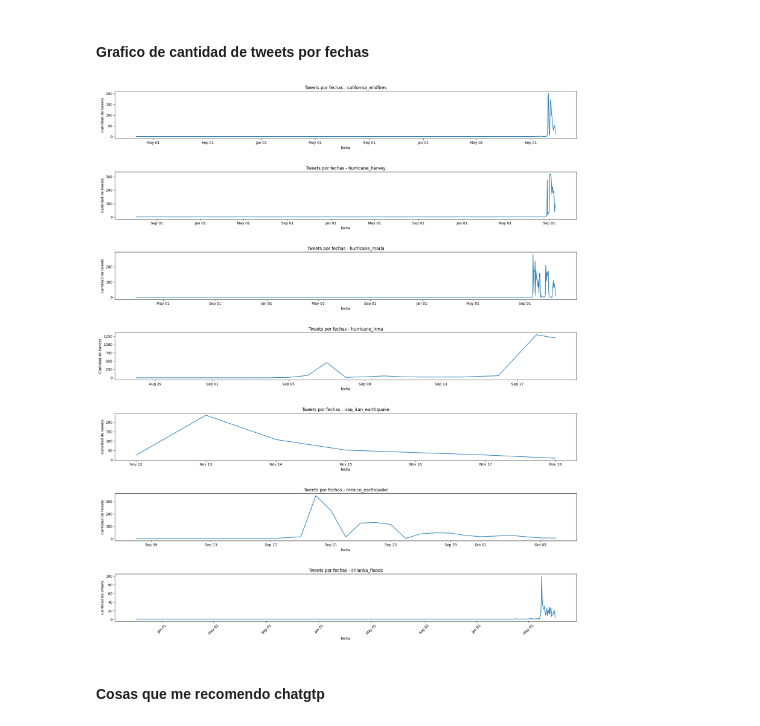
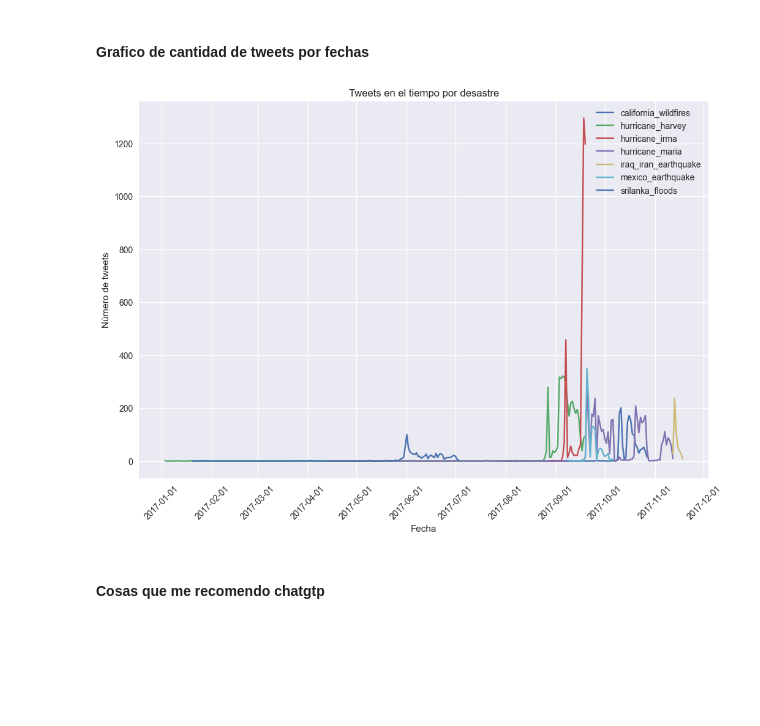
Before and after one commit to Stevennns/Proyecto-Mineria-de-datos-2023-1, a Jupyter notebook: all_data.ipynb, the cells around one changed output. Saved outputs shown, nothing was run; the diff lists cells and outputs as text; code cells hidden in the pictures; blank space fills up the shorter version.

Commit message:
mas visualizaciones

```diff
--- a/all_data.ipynb
+++ b/all_data.ipynb
@@ -292,3 +254,14 @@ id
 Name: count, Length: 13899, dtype: int64
 # %% [markdown]
 Con los datos no duplicados, se revisa la variedad de ciertas columnas. Si estás columnas solo retornan un único valor, se eliminan por redundancia.
+# %%
+import matplotlib.dates as mdates
+import pandas as pd
+from datetime import datetime as dt
+df_con_nan["fecha"] = pd.to_datetime(df_con_nan['created_at'], format='%a %b %d %H:%M:%S %z %Y')
+df["fecha"] = pd.to_datetime(df['created_at'], format='%a %b %d %H:%M:%S %z %Y')
+#print(a[1000]<a[1])
+
+#df_con_nan
+#print(mdates.DateFormatter(df_con_nan['created_at']))
+df_con_nan = df_con_nan[df_con_nan['fecha'] >= '2017']
@@ -1020,14 +967,39 @@ def plot_tweet_distribution_over_time(df, desastre, ax=None):
-# %%
-desastres = ['california_wildfires','hurricane_harvey','hurricane_maria','hurricane_irma','iraq_iran_earthquake','mexico_earthquake','srilanka_floods']
-fig, axes = plt.subplots(nrows=len(desastres), figsize=(19, 22))
-
-for i, desastre in enumerate(desastres):
-    plot_tweet_distribution_over_time(df_con_nan, desastre, ax=axes[i])
-
-plt.subplots_adjust(hspace=0.7)
-plt.show()
-# %% [output]
-[figure, removed]
+# %%
+import matplotlib.pyplot as plt
+import pandas as pd
+import matplotlib.dates as mdates
+
+# Convertir la columna 'created_at' a un objeto de fecha y hora
+df_con_nan['created_at'] = pd.to_datetime(df_con_nan['created_at'], format='%a %b %d %H:%M:%S %z %Y')
+
+# Configuración del gráfico
+fig, ax = plt.subplots(figsize=(12, 8))
+
+# Generar las líneas de tiempo para cada desastre
+for desastre in df_con_nan['json_name'].unique():
+    df_desastre = df_con_nan[df_con_nan['json_name'] == desastre]
+    counts = df_desastre.groupby(pd.Grouper(key='created_at', freq='D')).size()
+    ax.plot(counts.index, counts.values, label=desastre)
+
+# Configurar etiquetas y título
+ax.set_xlabel('Fecha')
+ax.set_ylabel('Número de tweets')
+ax.set_title('Tweets en el tiempo por desastre')
+
+# Formatear las etiquetas del eje x como fechas legibles
+ax.xaxis.set_major_formatter(mdates.DateFormatter('%Y-%m-%d'))
+ax.xaxis.set_major_locator(mdates.AutoDateLocator())
+
+# Rotar las etiquetas del eje x para mayor legibilidad
+plt.xticks(rotation=45)
+
+# Agregar una leyenda
+ax.legend()
+
+# Mostrar el gráfico
+plt.show()
+# %% [output]
+[figure, added]
 # %% [markdown]
 #### Cosas que me recomendo chatgtp
 # %% [markdown]
```
Also changed, not shown: parts of 12 cells of this notebook.
